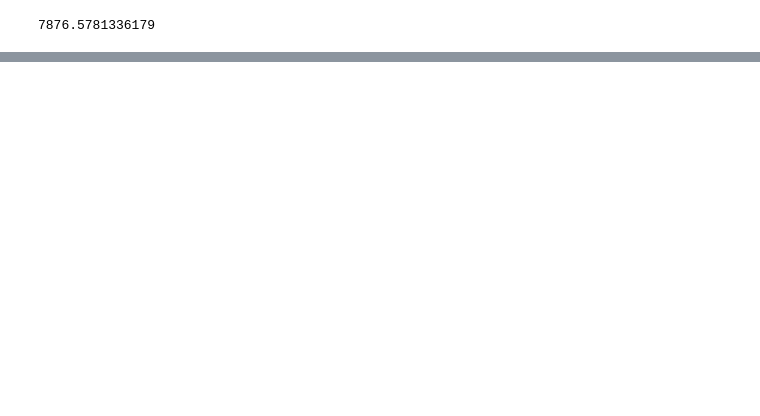
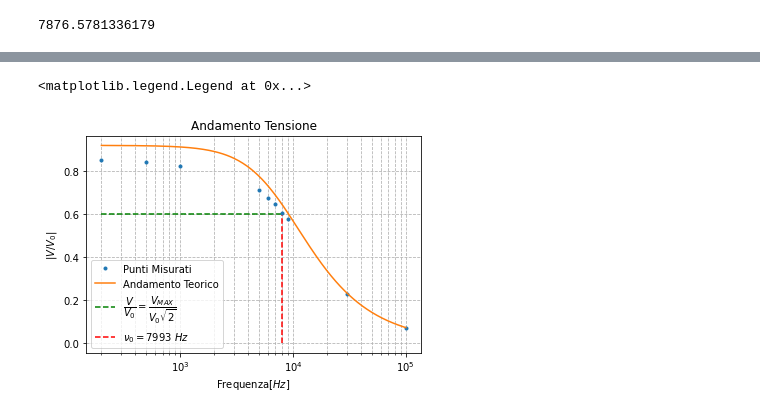
Before and after one commit to Kevin222-hub/Lab_reports, a Jupyter notebook: Elettro_2/Main.ipynb, the cells around one changed output, grey strips where cells are left out. Saved outputs shown, nothing was run; the diff lists cells and outputs as text; code cells hidden in the pictures; blank space fills up the shorter version.

```diff
--- a/Elettro_2/Main.ipynb
+++ b/Elettro_2/Main.ipynb
@@ -87,0 +91,26 @@ t3 = 6562.054900920724
+# %%
+#3
+xmin3 = np.min(omega3)
+xmax3 = np.max(omega3)
+x3 = np.linspace(xmin3,xmax3,1000)
+
+y3 = (Rb/(Rb+Rl))/np.sqrt( 1 + np.power(2*pi*x3*Taul,2) )
+
+plt.plot(omega3,V3/V03,ls='', marker='.',label='Punti Misurati')
+plt.plot(x3,y3,label='Andamento Teorico')
+
+H0 = V3[0]/(V03*sqrt(2))
+om3 = 7993
+plt.hlines(H0,xmin3,om3,ls='--',color='g',label='$\dfrac{V}{V_0} =\dfrac{V_{MAX}}{V_0\sqrt{2}}}$')
+plt.vlines(om3,0,H0,ls='--',color='r',label='$\u03BD_{0}=7993\ Hz$')
+
+
+plt.xscale("log")
+plt.grid(which="both", ls="--",color='0.7')
+plt.title('Andamento Tensione')
+plt.ylabel("$|V/V_0|$")
+plt.xlabel("Frequenza[$Hz$]")
+plt.legend(loc="lower left")
+# %% [output]
+<matplotlib.legend.Legend at 0x...>
+[figure, added]
```
Also changed, not shown: parts of 9 cells of this notebook.
